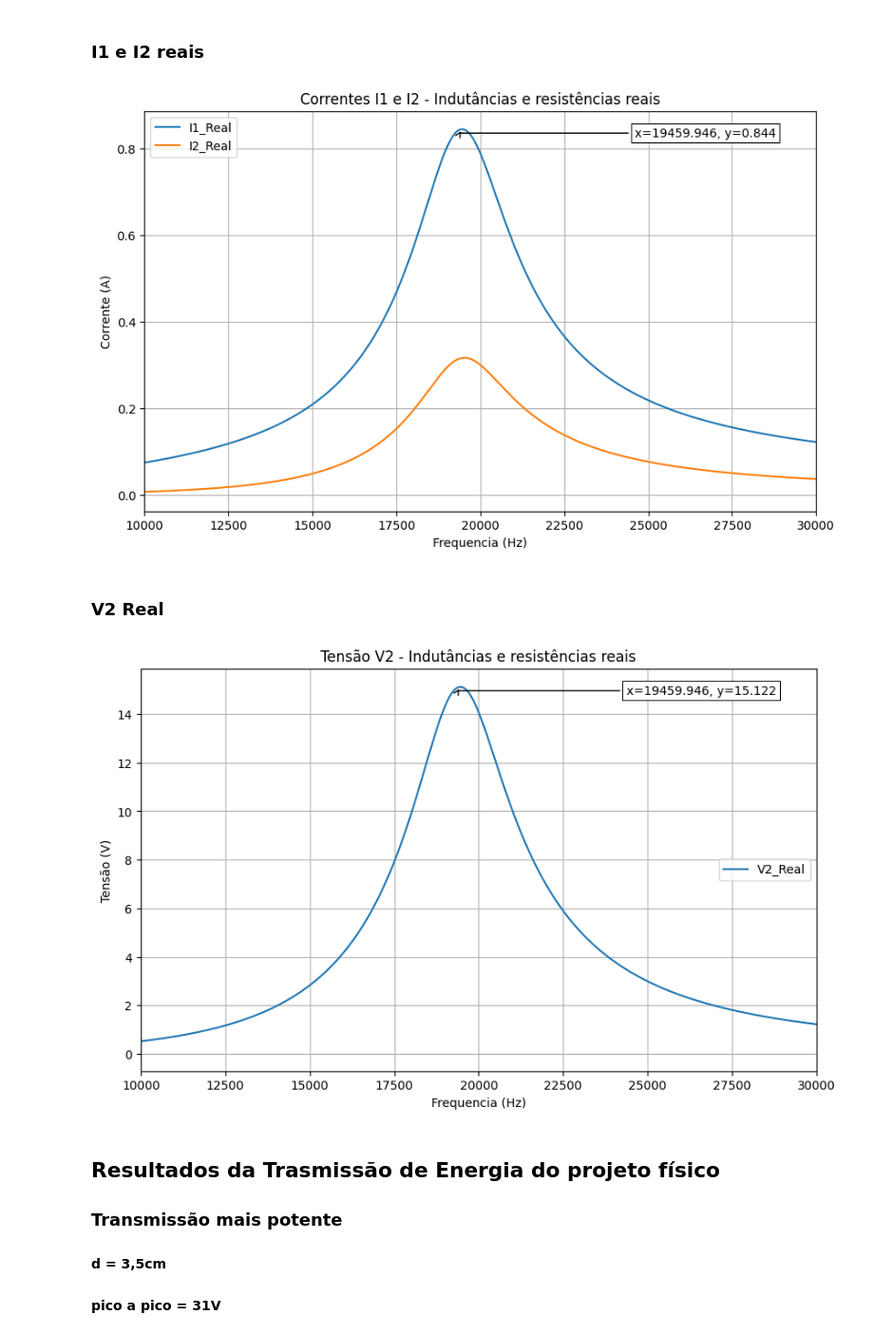
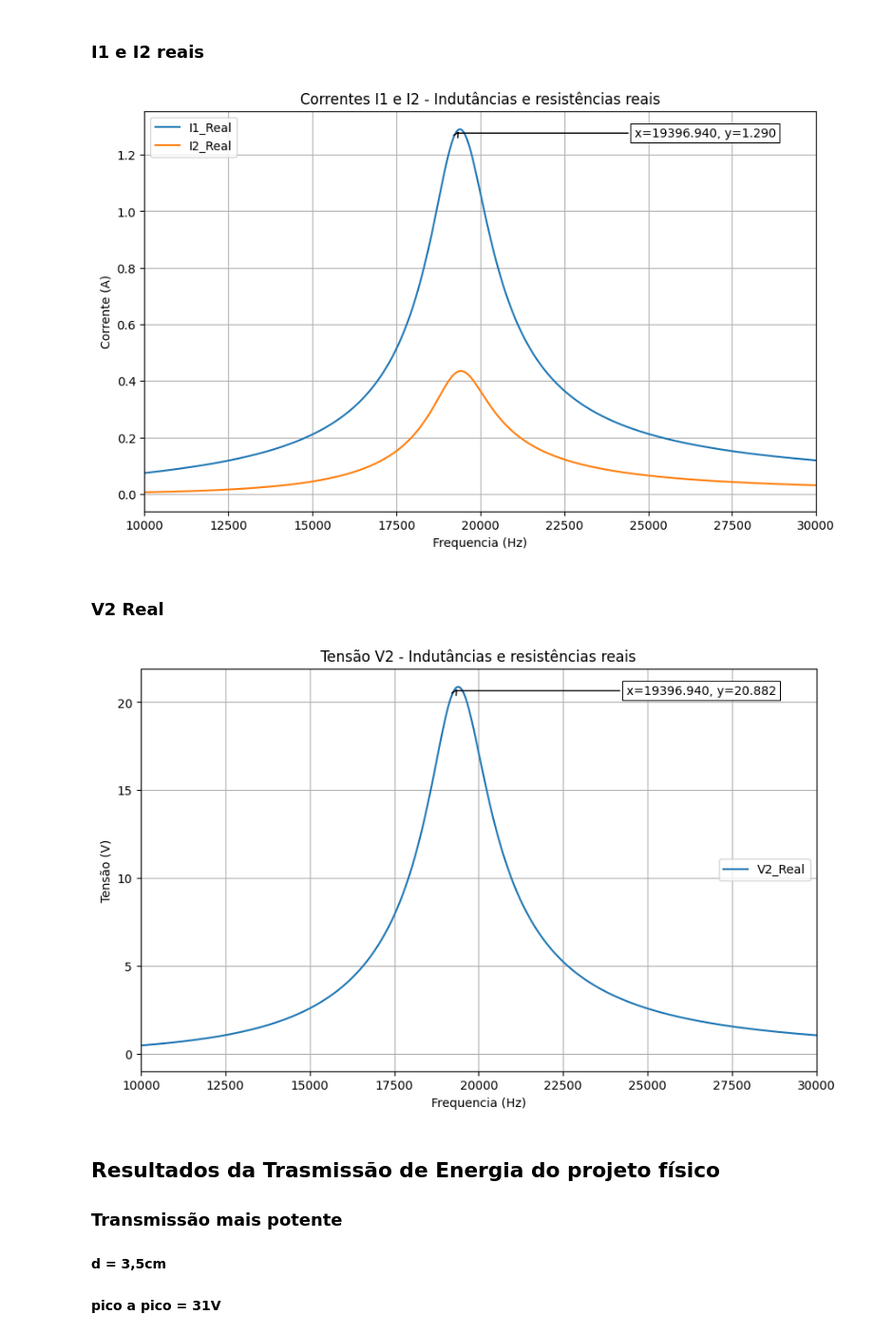
Before and after one commit to gustavoeso/Projeto_mag_2023.2, a Jupyter notebook: projeto.ipynb, the cells around one changed output. Shown at 95% size. Saved outputs shown, nothing was run; the diff lists cells and outputs as text; code cells hidden in the pictures.

```diff
--- a/projeto.ipynb
+++ b/projeto.ipynb
@@ -389,7 +389,7 @@ C = 150e-9
 Rc = 100
 Uf = rect(9, 0)
 uf_simulado = 9*2/pi
-incerteza = 1.5 #Ohms
+incerteza = 0 #Ohms
 
 # Intervalo de variação para R1
 lista_R1 = np.linspace(0.1, 10, 100) # Por exemplo, de 0.1 a 10 Ohms
@@ -512,37 +512,37 @@ R2 = 1.771
 L1 = 0.0004622
 L2 = 0.0004622
 Rc = 100
-K_ideal = 0.1981981981981982
+K_ideal = 0.17117117117117117
 C = 150e-9
 lista_freq = np.linspace(10000, 100000, 10000)
 V_entrada = 9*2/pi
 
 # Listas para armazenar valores
 lista_i1_2 = []
 lista_i2_2 = []
 lista_v2_2 = []
 
 # Cálculo de I1, I2 e V2 para cada frequência
 for freq in lista_freq:
     I1_1, I2_1, V2_1 = CalcularTransformador_projeto2(V_entrada, R1 + incerteza, R2 + incerteza, Rc, L1, L2, C, K_ideal, freq)
     lista_i1_2.append(abs(I1_1))
     lista_i2_2.append(abs(I2_1))
     lista_v2_2.append(abs(V2_1))
 
 # Plotagem de I1 e I2
 plt.figure(figsize=(10, 6))
 plt.plot(lista_freq, lista_i1_2, label="I1_Real")
 plt.plot(lista_freq, lista_i2_2, label="I2_Real")
 plt.title('Correntes I1 e I2 - Indutâncias e resistências reais')
 plt.xlabel("Frequencia (Hz)")
 plt.ylabel("Corrente (A)")
 plt.xlim(10000, 30000)
 annot_max(lista_freq, lista_i1_2)
 plt.legend(loc = 'upper left')
 plt.grid(True)
 plt.show()
 # %% [output]
-[figure, old version]
+[figure, new version]
 # %% [markdown]
 ### V2 Real
 # %%
@@ -558,7 +558,7 @@ plt.legend(loc = 'center right')
 plt.grid(True)
 plt.show()
 # %% [output]
-[figure, old version]
+[figure, new version]
 # %% [markdown]
 ## Resultados da Trasmissão de Energia do projeto físico
 
```
Also changed, not shown: parts of 12 cells of this notebook.
